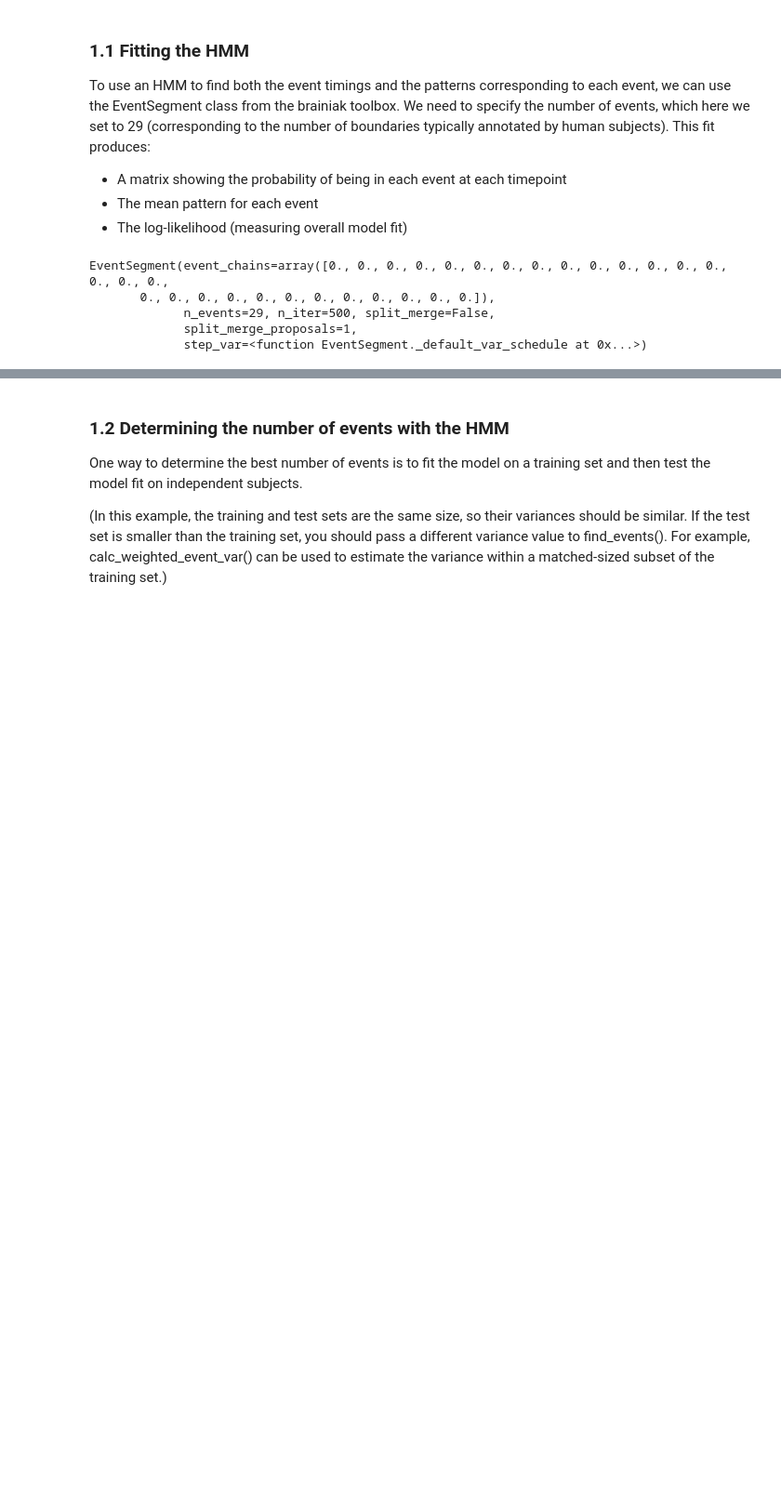
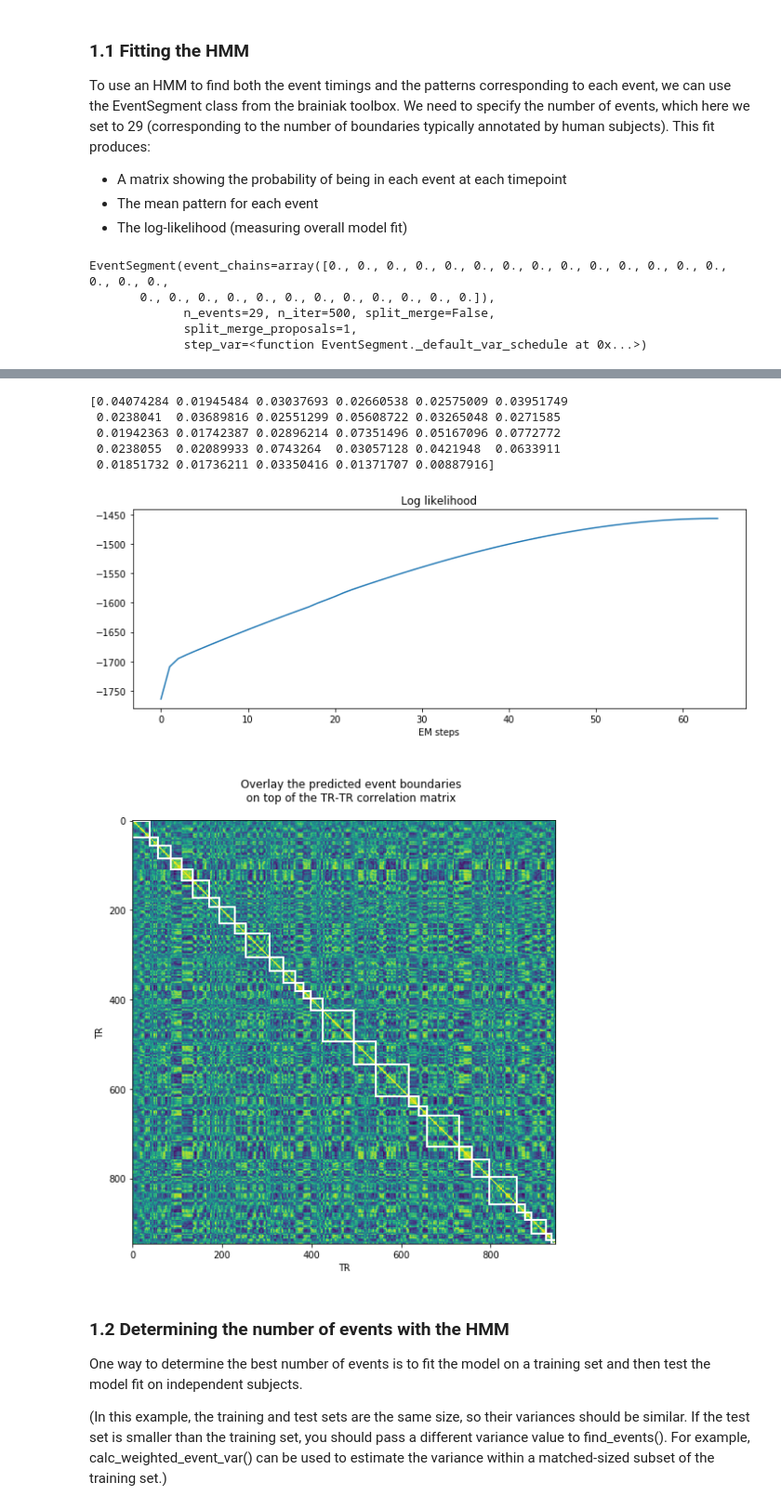
Before and after one commit to naturalistic-data-analysis/tutorial_development, a Jupyter notebook: event-segmentation/event-segmentation.ipynb, the cells around one changed output, grey strips where cells are left out. Shown at 93% size. Drawn from its saved outputs; the diff is of its cells as text; code cells hidden in the pictures; blank space fills up the shorter version.

```diff
--- a/event-segmentation/event-segmentation.ipynb
+++ b/event-segmentation/event-segmentation.ipynb
@@ -88,0 +170,5 @@ EventSegment(event_chains=array([0., 0., 0., 0., 0., 0., 0., 0., 0., 0., 0., 0.,
+# %%
+# Split Merge
+
+movie_HMM_split_merge = EventSegment(n_events = 29, split_merge = True)
+movie_HMM_split_merge.fit(movie_group)
@@ -89,3 +198,25 @@ EventSegment(event_chains=array([0., 0., 0., 0., 0., 0., 0., 0., 0., 0., 0., 0.,
+# %%
+# The mean pattern for each event
+
+print(movie_HMM_split_merge.segments_[0].mean(axis = 0))
+# %% [output]
+[0.04074284 0.01945484 0.03037693 0.02660538 0.02575009 0.03951749
+ 0.0238041  0.03689816 0.02551299 0.05608722 0.03265048 0.0271585
+ 0.01942363 0.01742387 0.02896214 0.07351496 0.05167096 0.0772772
+ 0.0238055  0.02089933 0.0743264  0.03057128 0.0421948  0.0633911
+ 0.01851732 0.01736211 0.03350416 0.01371707 0.00887916]
+# %%
+# The log-likelihood (measuring overall model fit)
+
+f, ax = plt.subplots(1,1, figsize = (12, 4))
+ax.plot(movie_HMM_split_merge.ll_)
+ax.set_title('Log likelihood')
+ax.set_xlabel('EM steps')
+
+tr_tr_plot(movie_HMM_split_merge.segments_[0], movie_group, movie_group.shape[0])
+# %% [output]
+[figure, added]
+[figure, added]
 # %% [markdown]
 ### 1.2 Determining the number of events with the HMM
 
```
Also changed, not shown: parts of 10 cells of this notebook.
